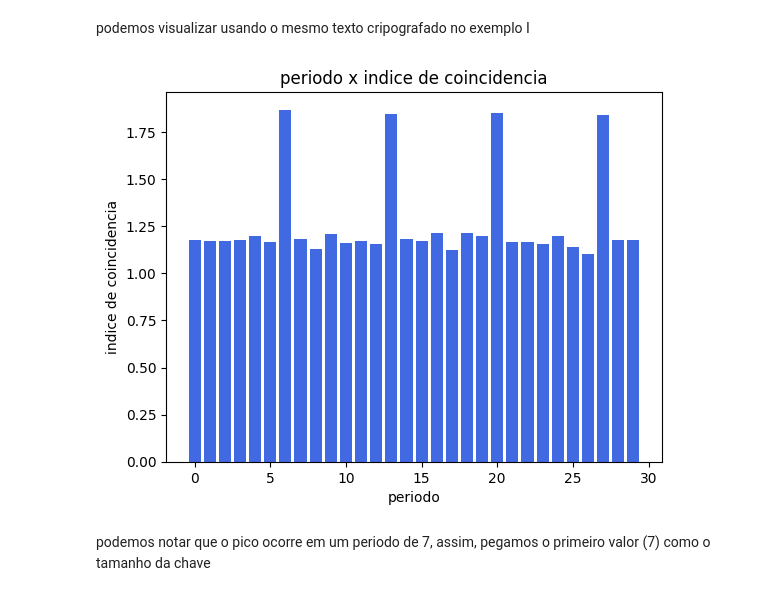
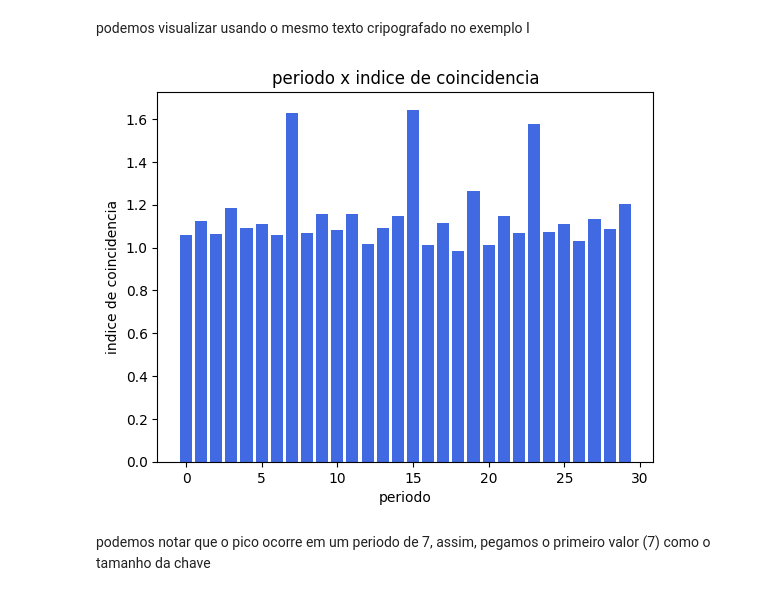
Before and after one commit to MatheusOCruz/vigenere_python, a Jupyter notebook: trabalho_sc.ipynb, the cells around one changed output. Drawn from its saved outputs; the diff is of its cells as text; code cells hidden in the pictures.

```diff
--- a/trabalho_sc.ipynb
+++ b/trabalho_sc.ipynb
@@ -170,28 +172,30 @@ def find_key_length(ciphertext):
     return period
 # %% [markdown]
 podemos visualizar usando o mesmo texto cripografado no exemplo I
-# %%
-period = 0
-iocs = []
-for i in range(30):
-    period+=1
-    slices = ['']*period
-    for i in range(len(ciphertext)):
-        slices[i%period] += ciphertext[i]
-    sum = 0
-    for i in range(period):
-        sum += index_of_coincidence(slices[i])
-    ioc = sum / period
-    iocs.append(ioc)
-
-plt.xlabel("periodo")
-plt.ylabel("indice de coincidencia")
-plt.title("periodo x indice de coincidencia")
-plt.bar(list(range(len(iocs))), iocs, color = 'royalblue')
-
-plt.show()
-# %% [output]
-[figure, removed]
+# %%
+ciphertext = 'udelemfz fhp agkce qcse hdiye wwafizyw ggf acslxufeo fq m.s. ggiqdirsx esi xpefl fhle fh anp sogk a framwp deelxk czacjbytt tr mzqsp agkce, ds mzq qzyfwsfizy (tfp jzy!) oay ggiq ayo vbkfrtmylx ut tr mzq fymlxv selxwl iiessmm becxmklaan lrv outszyl hmytyk vgbyctkzm dojlplbwe. dtwvaml cydxk, dpx ygdts mf lte rifxjml eijfk oq ykx bace gy fhtd dbuqndp, thblj xg uapjtry szd omkmjubfemfz brzuium sueprtxjs™ ppwvldoytg pgdkd xg hdoepgl lte avgcwot rylxfnecr™ vgzcpax tfp ecevxemrv. hkgvene ynlqnmpvy ae l vwzaetpciv ldaopqskc, lyh fsk yzx uw udph bx yzf uasdgp jgk mn pfghc, pigwil bj jgedawtyk mzq epvel af elw ldaopqskc ltniflw, tygdnvunr tsrazg csqtdfipd xhj udp gy fhp tjhbqce kmmwzbpck mjmdpxejd. iq cgn po ysl utacri tfktstry xar nshbwe zq laae pmsgd, czxtdrazg hmla fhp xjtvqmlco eaoeydi bk vpcc xsey. cgn yaj ykx fhtd wugak qsj fqacwc tfk afvhhkq dfgz se ncismaan zj wwdiglxaow wzcok, deazvll, ppcjgkemnnpw tfp cpwwtjoh. tjhbqce kmmwzbpck xtaovd etq bp qgwaripo sgv pctrlxv ayo ybnqn lasr—kof qsr po avsvluclwpq szyesmfz un elw mzieph llmtpd oblt pmsgdk nze hkgfeneiv tk f.w. uapjcmyal llh. kwpidevaumfizy al eumuium fo elw ldaopqskc ltniflw, pdtwvamlwj uheyecnmse deotwlkanuetsf.'
+
+period = 0
+iocs = []
+for i in range(30):
+    period+=1
+    slices = ['']*period
+    for i in range(len(ciphertext)):
+        slices[i%period] += ciphertext[i]
+    sum = 0
+    for i in range(period):
+        sum += index_of_coincidence(slices[i])
+    ioc = sum / period
+    iocs.append(ioc)
+
+plt.xlabel("periodo")
+plt.ylabel("indice de coincidencia")
+plt.title("periodo x indice de coincidencia")
+plt.bar(list(range(len(iocs))), iocs, color = 'royalblue')
+
+plt.show()
+# %% [output]
+[figure, added]
 # %% [markdown]
 podemos notar que o pico ocorre em um periodo de 7, assim, pegamos o primeiro valor (7) como o tamanho da chave
 # %% [markdown]
```
Also changed, not shown: parts of 2 cells of this notebook.
